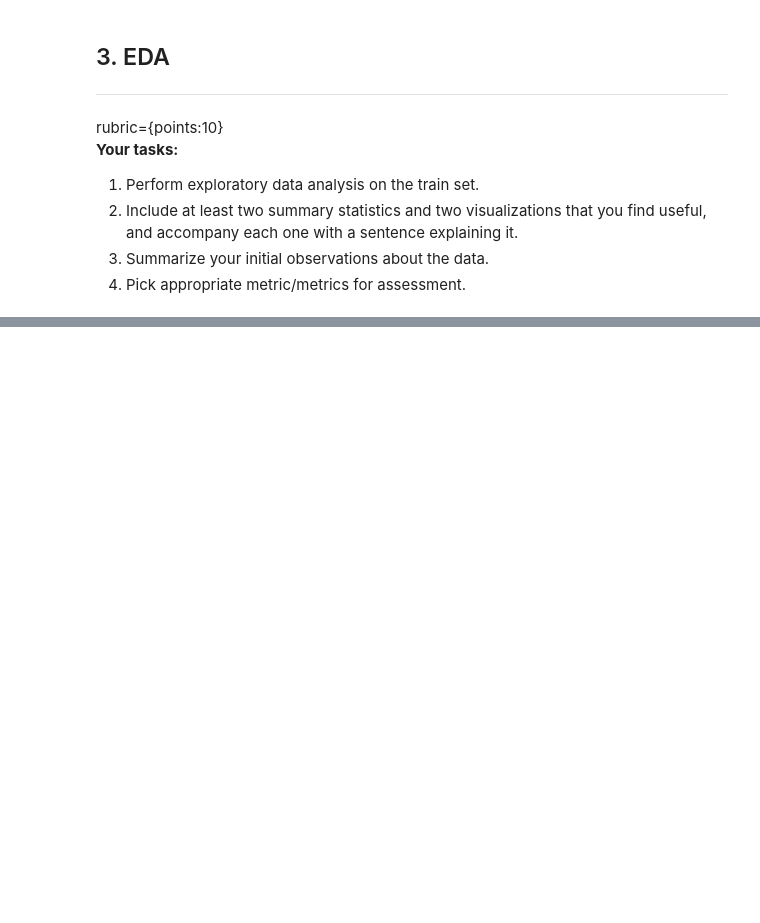
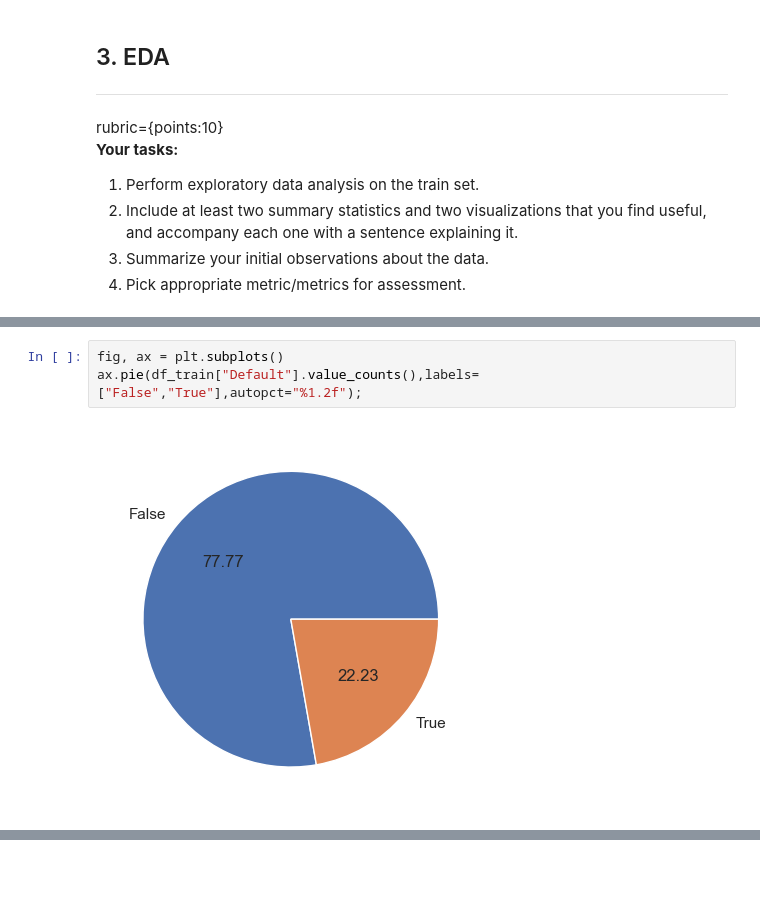
Before and after one commit to harshalk612/ML-Assigment, a Jupyter notebook: Basic HW/hw6/hw6.ipynb, the cells around one changed output, grey strips where cells are left out. Drawn from its saved outputs; the diff is of its cells as text; blank space fills up the shorter version.

```diff
--- a/Basic HW/hw6/hw6.ipynb
+++ b/Basic HW/hw6/hw6.ipynb
@@ -122,0 +385,5 @@ rubric={points:10}
+# %%
+fig, ax = plt.subplots()
+ax.pie(df_train["Default"].value_counts(),labels=["False","True"],autopct="%1.2f");
+# %% [output]
+[figure, added]
```
Also changed, not shown: parts of 44 cells of this notebook, 1 other file.
